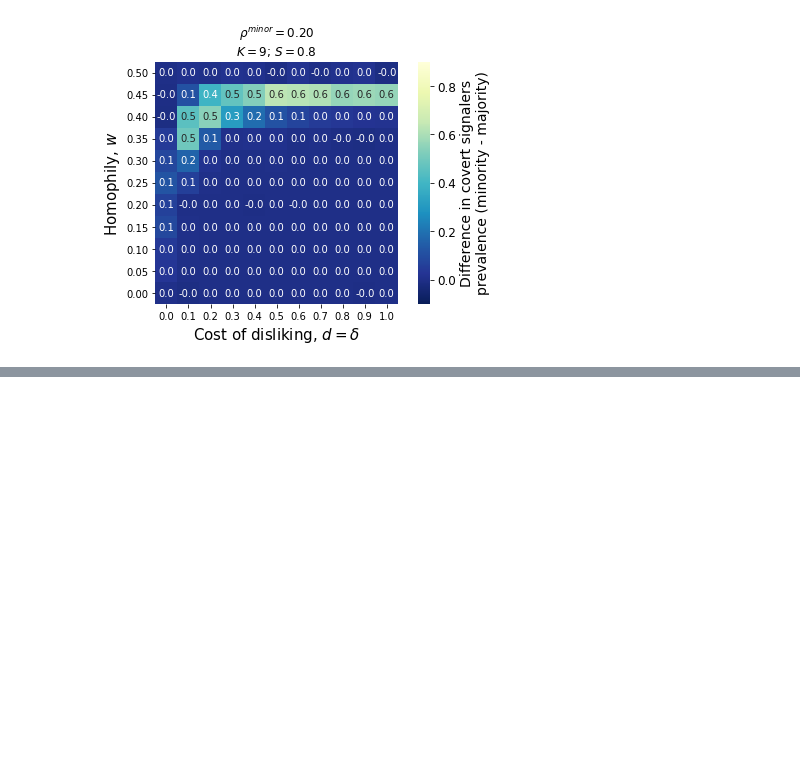
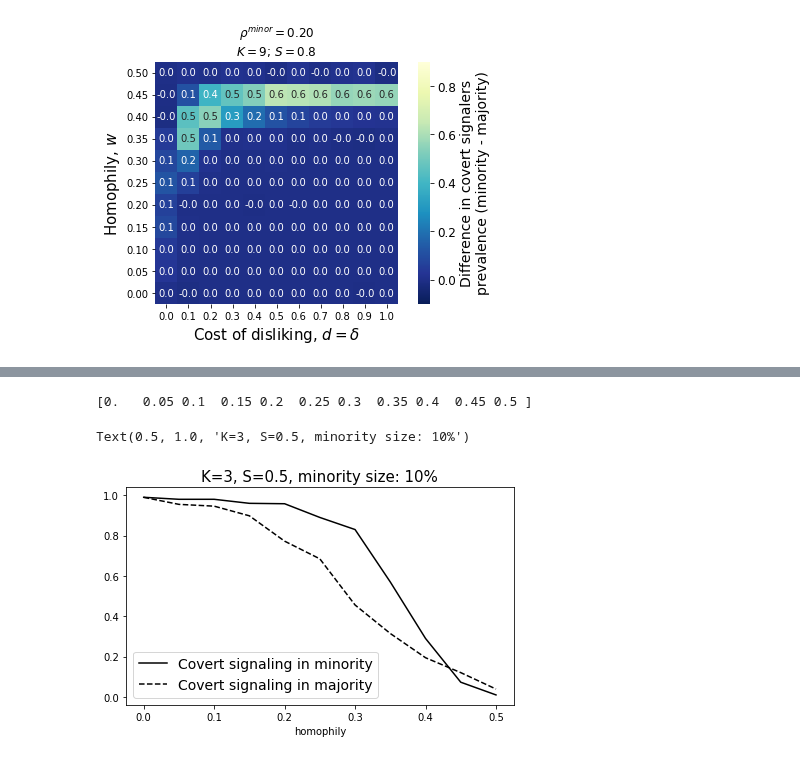
Before and after one commit to mt-digital/identity-signaling, a Jupyter notebook: notebooks/Minority-Tolerance.ipynb, the cells around one changed output, grey strips where cells are left out. Cells and saved outputs as stored; diff of their text form; code cells hidden in the pictures; blank space fills up the shorter version.

Commit message:
developed minority line plots

```diff
--- a/notebooks/Minority-Tolerance.ipynb
+++ b/notebooks/Minority-Tolerance.ipynb
@@ -113,24 +113,3 @@ for b in blobs_to_load:
 [figure]
 [figure]
 [figure]
-# %%
-## DIFFERS FROM ABOVE IN THAT NO VMIN/VMAX ARE SET
-## ---THIS MEANS THAT THE BELOW HEATMAPS ALL HAVE
-## INSTANCE-SPECIFIC COLORMAPS.
-
-# Go through and make one figure for each where the filename
-# indicates the parameters.
-for b in blobs_to_load:
-    df = b['df']
-    K = b['K']
-    rho_cov = b['minority_frac']
-    S = b['S']
-    title = f'$\\rho^{{minor}}={b["minority_frac"]}$\n$K={b["K"]}$; $S={b["S"]}$'
-    savefig_path = '../../papers/idsig/Figures/minority_tolerance/{K}_{rho_cov}_{S}.pdf'
-    minority_diff_heatmap(
-        df,
-#         vmin=-0.6,
-#         vmax=0.6,
-        title=title,
-        savefig_path=savefig_path
-    )
@@ -177,0 +122,23 @@ I'm going to run the similarity analysis and see if that tells us anything.
+# %%
+from id_signaling.figures import minority_diff_lineplots
+
+# Select out one dataframe of interest from blobs built in previous cells.
+df = [b for b in blobs_to_load if
+      (b['K'] == '3' and b['minority_frac'] == '0.10' and b['S'] == '0.5')
+     ][0]['df']
+
+print(df.homophily.unique())
+hmeans = minority_diff_lineplots(df)
+# %% [output]
+[0.   0.05 0.1  0.15 0.2  0.25 0.3  0.35 0.4  0.45 0.5 ]
+# %%
+# hmeans.index[:11]
+hmeans.head()
+# plt.plot(hmeans.index, hmeans.)
+hmeans.prop_covert_minority.plot(label='Covert signaling in minority', color='black')
+hmeans.prop_covert_majority.plot(label='Covert signaling in majority', color='black', style='--')
+plt.legend(fontsize=14)
+plt.title('K=3, S=0.5, minority size: 10%', size=15)
+# %% [output]
+Text(0.5, 1.0, 'K=3, S=0.5, minority size: 10%')
+[figure, added]
```
Also changed, not shown: parts of 8 cells of this notebook, 1 other file.
